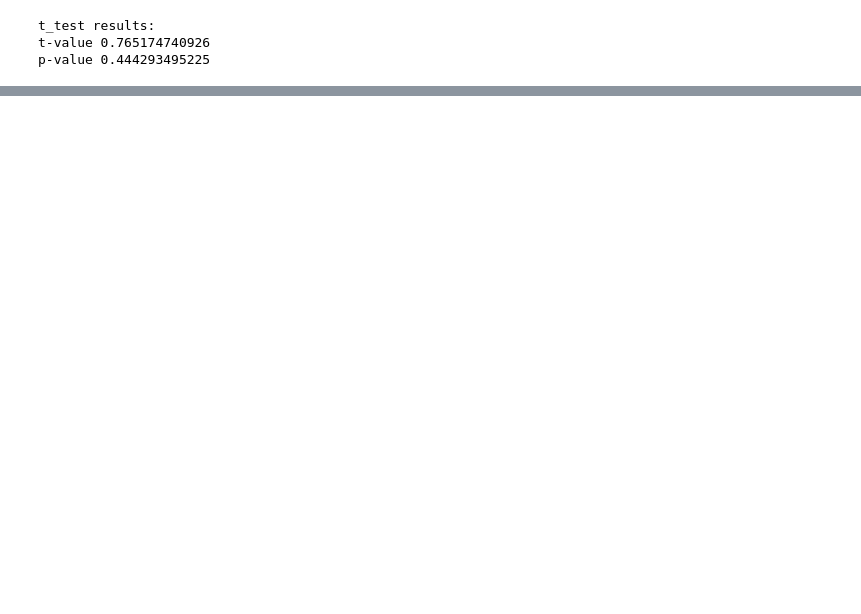
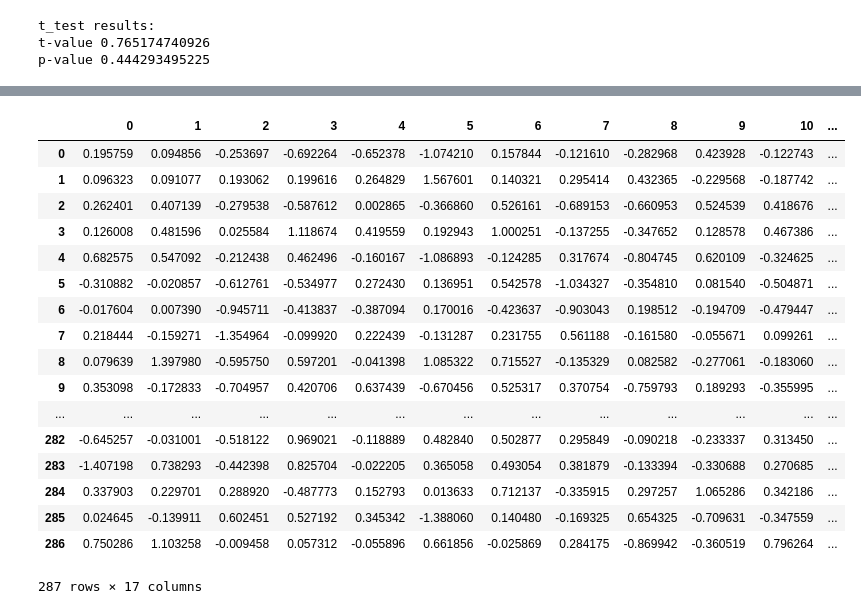
Before and after one commit to nikjain33/DS-SF-34, a Jupyter notebook: final-project/Position_Optimization.ipynb, the cells around one changed output, grey strips where cells are left out. Drawn from its saved outputs; the diff is of its cells as text; code cells hidden in the pictures; blank space fills up the shorter version.

```diff
--- a/final-project/Position_Optimization.ipynb
+++ b/final-project/Position_Optimization.ipynb
@@ -320,0 +547,26 @@ p-value 0.170896429213
+# %%
+from sklearn.decomposition import PCA
+
+pca = PCA()
+pca.fit(cs1)
+
+pd.DataFrame(pca.transform(cs1))
+# %% [output]
+|  | 0 | 1 | 2 | 3 | 4 | 5 | 6 | 7 | 8 | 9 | 10 | ... |
+| 0 | 0.195759 | 0.094856 | -0.253697 | -0.692264 | -0.652378 | -1.074210 | 0.157844 | -0.121610 | -0.282968 | 0.423928 | -0.122743 | ... |
+| 1 | 0.096323 | 0.091077 | 0.193062 | 0.199616 | 0.264829 | 1.567601 | 0.140321 | 0.295414 | 0.432365 | -0.229568 | -0.187742 | ... |
+| 2 | 0.262401 | 0.407139 | -0.279538 | -0.587612 | 0.002865 | -0.366860 | 0.526161 | -0.689153 | -0.660953 | 0.524539 | 0.418676 | ... |
+| 3 | 0.126008 | 0.481596 | 0.025584 | 1.118674 | 0.419559 | 0.192943 | 1.000251 | -0.137255 | -0.347652 | 0.128578 | 0.467386 | ... |
+| 4 | 0.682575 | 0.547092 | -0.212438 | 0.462496 | -0.160167 | -1.086893 | -0.124285 | 0.317674 | -0.804745 | 0.620109 | -0.324625 | ... |
+| 5 | -0.310882 | -0.020857 | -0.612761 | -0.534977 | 0.272430 | 0.136951 | 0.542578 | -1.034327 | -0.354810 | 0.081540 | -0.504871 | ... |
+| 6 | -0.017604 | 0.007390 | -0.945711 | -0.413837 | -0.387094 | 0.170016 | -0.423637 | -0.903043 | 0.198512 | -0.194709 | -0.479447 | ... |
+| 7 | 0.218444 | -0.159271 | -1.354964 | -0.099920 | 0.222439 | -0.131287 | 0.231755 | 0.561188 | -0.161580 | -0.055671 | 0.099261 | ... |
+| 8 | 0.079639 | 1.397980 | -0.595750 | 0.597201 | -0.041398 | 1.085322 | 0.715527 | -0.135329 | 0.082582 | -0.277061 | -0.183060 | ... |
+| 9 | 0.353098 | -0.172833 | -0.704957 | 0.420706 | 0.637439 | -0.670456 | 0.525317 | 0.370754 | -0.759793 | 0.189293 | -0.355995 | ... |
+| ... | ... | ... | ... | ... | ... | ... | ... | ... | ... | ... | ... | ... |
+| 282 | -0.645257 | -0.031001 | -0.518122 | 0.969021 | -0.118889 | 0.482840 | 0.502877 | 0.295849 | -0.090218 | -0.233337 | 0.313450 | ... |
+| 283 | -1.407198 | 0.738293 | -0.442398 | 0.825704 | -0.022205 | 0.365058 | 0.493054 | 0.381879 | -0.133394 | -0.330688 | 0.270685 | ... |
+| 284 | 0.337903 | 0.229701 | 0.288920 | -0.487773 | 0.152793 | 0.013633 | 0.712137 | -0.335915 | 0.297257 | 1.065286 | 0.342186 | ... |
+| 285 | 0.024645 | -0.139911 | 0.602451 | 0.527192 | 0.345342 | -1.388060 | 0.140480 | -0.169325 | 0.654325 | -0.709631 | -0.347559 | ... |
+| 286 | 0.750286 | 1.103258 | -0.009458 | 0.057312 | -0.055896 | 0.661856 | -0.025869 | 0.284175 | -0.869942 | -0.360519 | 0.796264 | ... |
+287 rows × 17 columns
```
Also changed, not shown: parts of 32 cells of this notebook.
